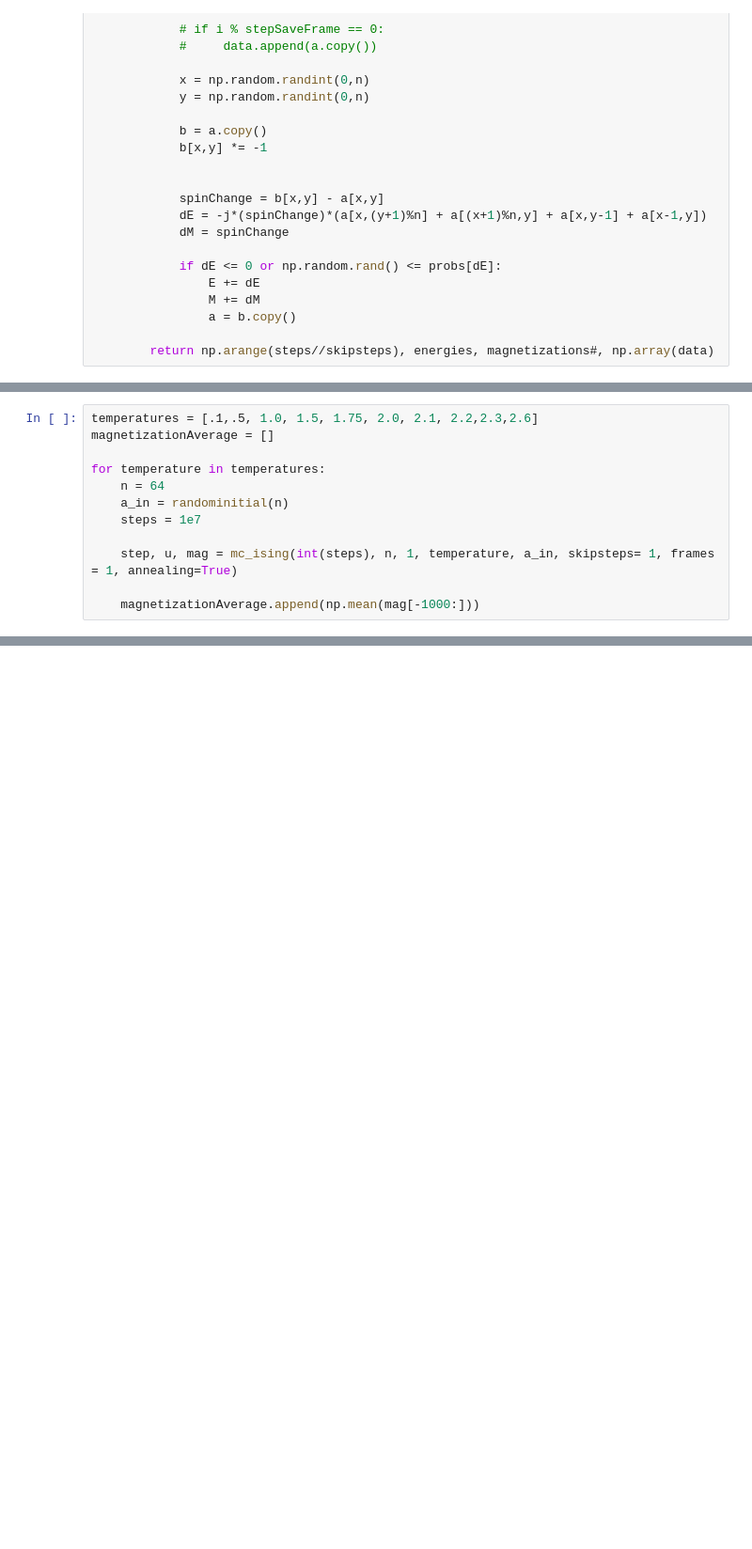
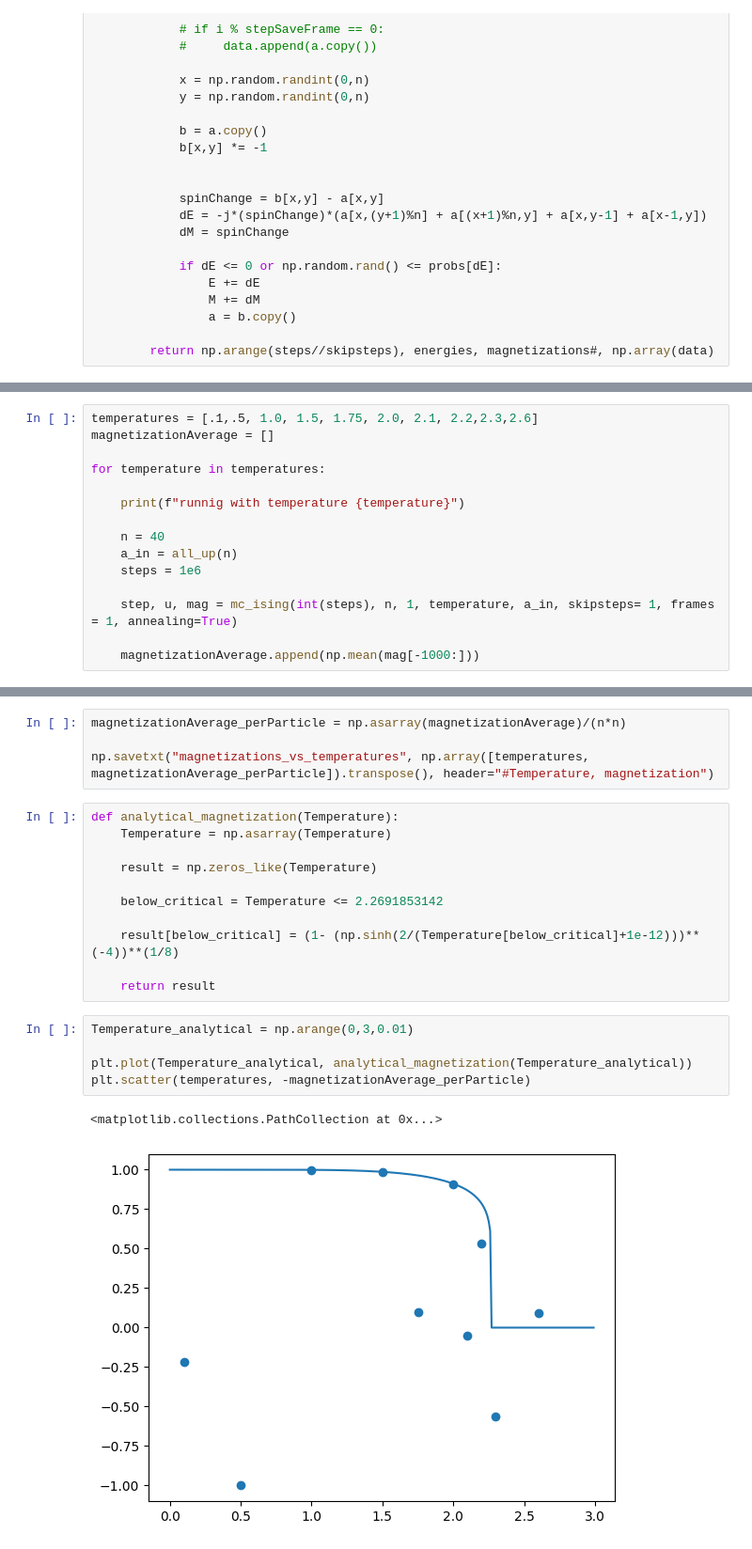
Before and after one commit to jocelas/ACOMP, a Jupyter notebook: sht4/11_2D_ising/ising.ipynb, the cells around one changed output, grey strips where cells are left out. Shown at 94% size. Cells and saved outputs as stored; diff of their text form; blank space fills up the shorter version.

```diff
--- a/sht4/11_2D_ising/ising.ipynb
+++ b/sht4/11_2D_ising/ising.ipynb
@@ -117,9 +110,12 @@ temperatures = [.1,.5, 1.0, 1.5, 1.75, 2.0, 2.1, 2.2,2.3,2.6]
 magnetizationAverage = []
 
 for temperature in temperatures:
-    n = 64
-    a_in = randominitial(n)
-    steps = 1e7
+
+    print(f"runnig with temperature {temperature}")
+
+    n = 40
+    a_in = all_up(n)
+    steps = 1e6
 
     step, u, mag = mc_ising(int(steps), n, 1, temperature, a_in, skipsteps= 1, frames = 1, annealing=True)
 
@@ -128,0 +126,23 @@ TypeError: 'numpy.ndarray' object is not callable
+# %%
+magnetizationAverage_perParticle = np.asarray(magnetizationAverage)/(n*n)
+
+np.savetxt("magnetizations_vs_temperatures", np.array([temperatures, magnetizationAverage_perParticle]).transpose(), header="#Temperature, magnetization")
+# %%
+def analytical_magnetization(Temperature):
+    Temperature = np.asarray(Temperature)
+
+    result = np.zeros_like(Temperature)
+
+    below_critical = Temperature <= 2.2691853142
+
+    result[below_critical] = (1- (np.sinh(2/(Temperature[below_critical]+1e-12)))**(-4))**(1/8)
+
+    return result
+# %%
+Temperature_analytical = np.arange(0,3,0.01)
+
+plt.plot(Temperature_analytical, analytical_magnetization(Temperature_analytical))
+plt.scatter(temperatures, -magnetizationAverage_perParticle)
+# %% [output]
+<matplotlib.collections.PathCollection at 0x...>
+[figure, added]
```
Also changed, not shown: parts of 6 cells of this notebook, 3 other files.
